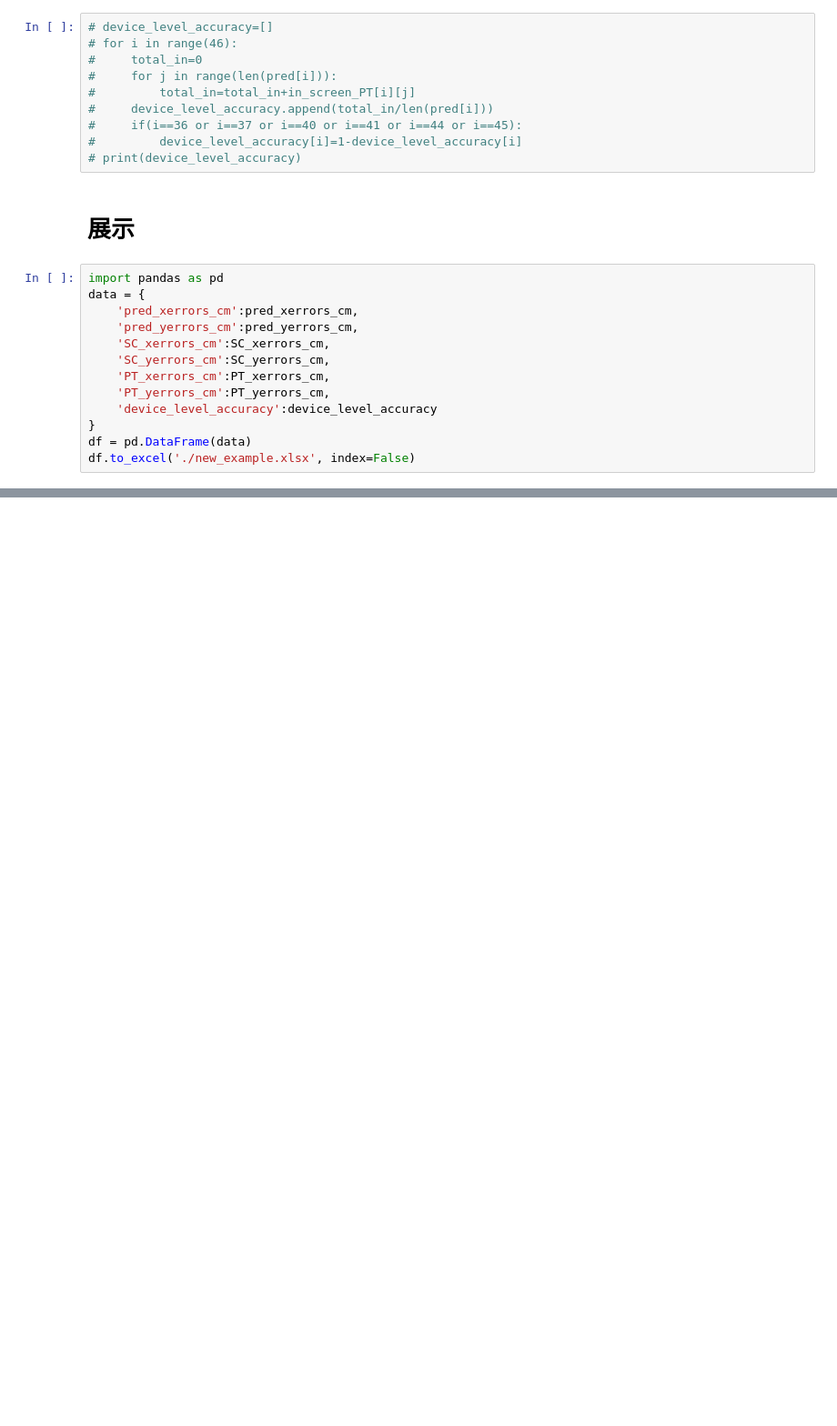
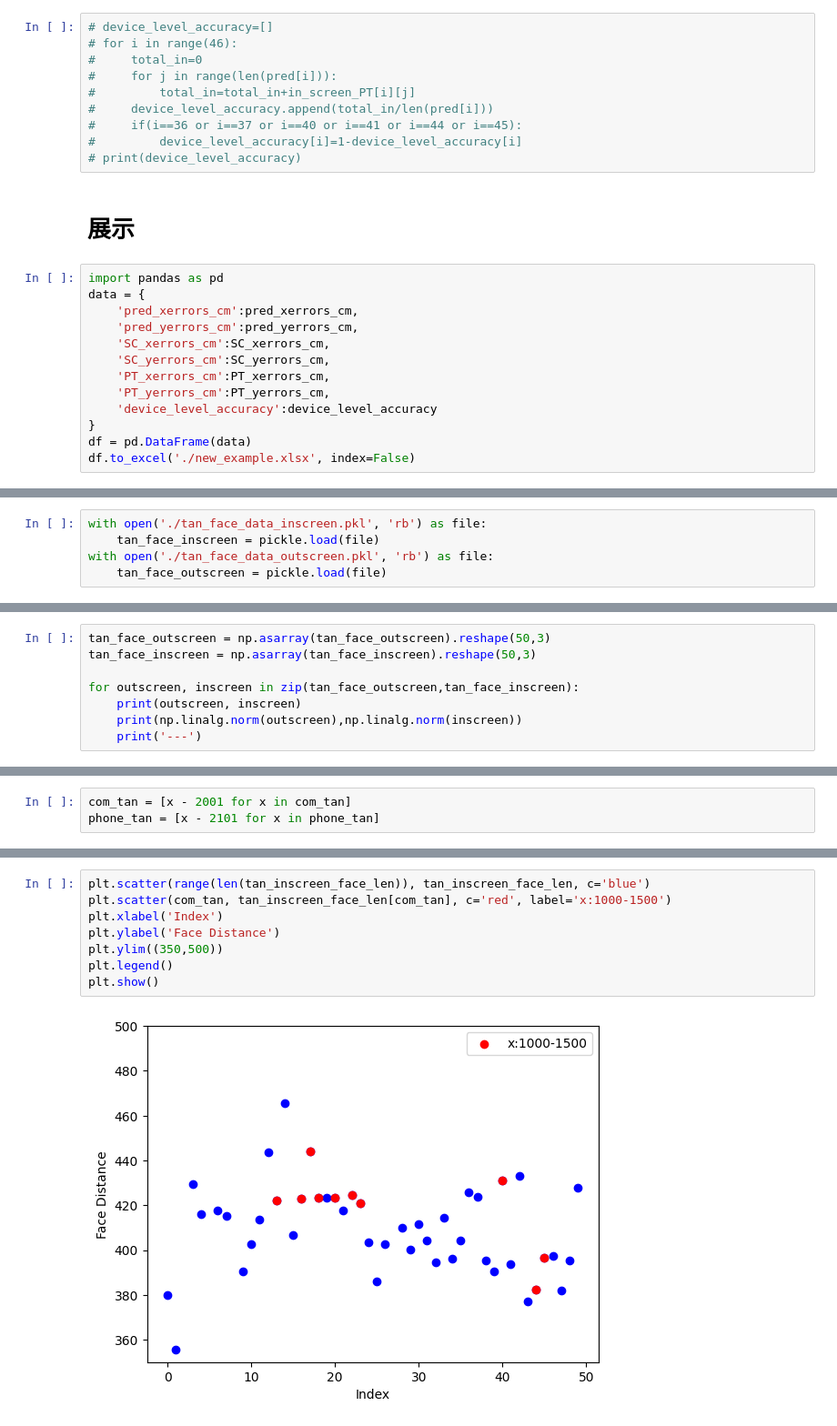
Before and after one commit to OYTubo/GazeNormalization, a Jupyter notebook: analyze_lin.ipynb, the cells around one changed output, grey strips where cells are left out. Shown: that part at 91% size. Drawn from its saved outputs; the diff is of its cells as text; blank space fills up the shorter version.

```diff
--- a/analyze_lin.ipynb
+++ b/analyze_lin.ipynb
@@ -589,0 +676,5 @@ df.to_excel('./new_example.xlsx', index=False)
+# %%
+with open('./tan_face_data_inscreen.pkl', 'rb') as file:
+    tan_face_inscreen = pickle.load(file)
+with open('./tan_face_data_outscreen.pkl', 'rb') as file:
+    tan_face_outscreen = pickle.load(file)
@@ -589,0 +683,8 @@ df.to_excel('./new_example.xlsx', index=False)
+# %%
+tan_face_outscreen = np.asarray(tan_face_outscreen).reshape(50,3)
+tan_face_inscreen = np.asarray(tan_face_inscreen).reshape(50,3)
+
+for outscreen, inscreen in zip(tan_face_outscreen,tan_face_inscreen):
+    print(outscreen, inscreen)
+    print(np.linalg.norm(outscreen),np.linalg.norm(inscreen))
+    print('---')
@@ -589,0 +747,3 @@ df.to_excel('./new_example.xlsx', index=False)
+# %%
+com_tan = [x - 2001 for x in com_tan]
+phone_tan = [x - 2101 for x in phone_tan]
@@ -623,0 +829,10 @@ for i in range(8):
+# %%
+plt.scatter(range(len(tan_inscreen_face_len)), tan_inscreen_face_len, c='blue')
+plt.scatter(com_tan, tan_inscreen_face_len[com_tan], c='red', label='x:1000-1500')
+plt.xlabel('Index')
+plt.ylabel('Face Distance')
+plt.ylim((350,500))
+plt.legend()
+plt.show()
+# %% [output]
+[figure, added]
```
Also changed, not shown: parts of 30 cells of this notebook, 19 other files.
